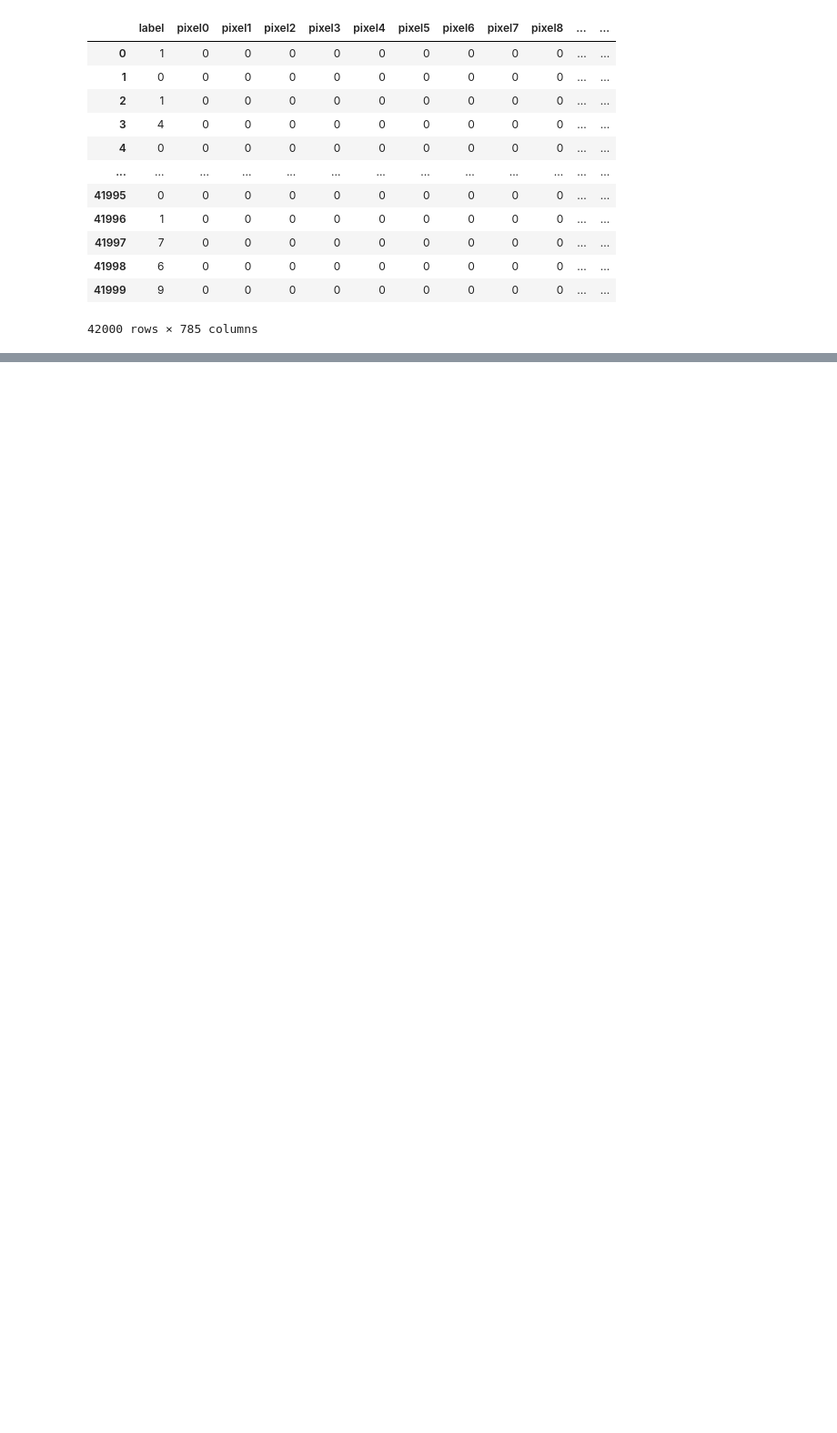
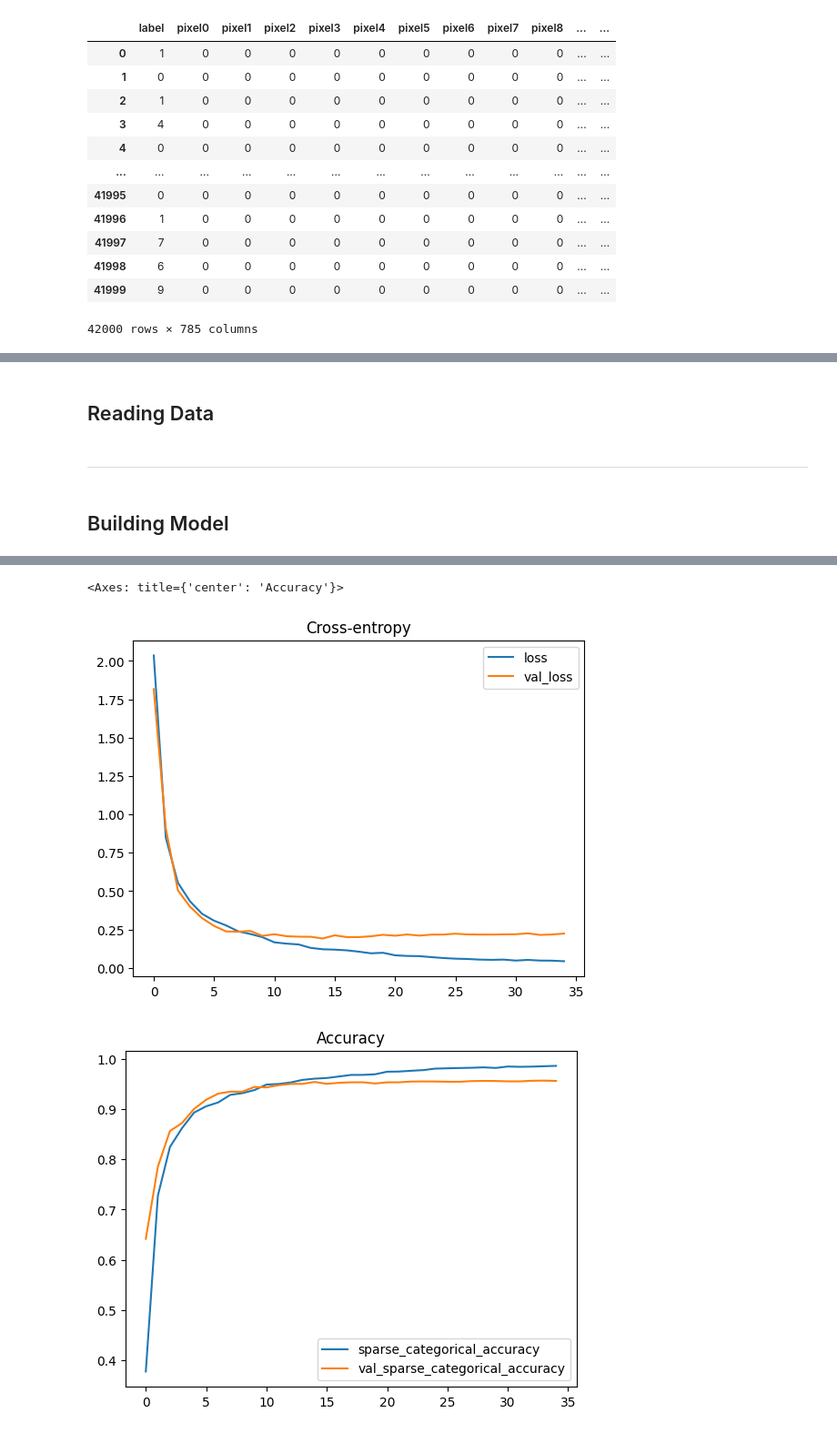
Before and after one commit to trevorZhanTian/digit-recognizer-project-Trevor, a Jupyter notebook: digit-recognizer.ipynb, the cells around one changed output, grey strips where cells are left out. Shown at 91% size. Cells and saved outputs as stored; diff of their text form; code cells hidden in the pictures; blank space fills up the shorter version.

```diff
--- a/digit-recognizer.ipynb
+++ b/digit-recognizer.ipynb
@@ -39,3 +36,5 @@ train
+# %% [markdown]
+## Reading Data
 # %%
 X = train.copy()
 y = X.pop('label')
@@ -45,13 +47,61 @@ X_train, X_valid, y_train, y_valid = \
+# %% [markdown]
+---
+# %% [markdown]
+## Building Model
 # %%
 input_shape = [X_train.shape[1]]
 
 model = keras.Sequential([
     layers.BatchNormalization(input_shape=input_shape),
+
+    # build six hidden layer
     layers.Dense(256, activation='relu'),
     layers.BatchNormalization(),
     layers.Dropout(0.3),
     layers.Dense(256, activation='relu'),
     layers.BatchNormalization(),
     layers.Dropout(0.3),
+     layers.Dense(256, activation='relu'),
+    layers.BatchNormalization(),
+    layers.Dropout(0.3),
+     layers.Dense(256, activation='relu'),
+    layers.BatchNormalization(),
+    layers.Dropout(0.3),
+     layers.Dense(256, activation='relu'),
+    layers.BatchNormalization(),
+    layers.Dropout(0.3),
+    layers.Dense(256, activation='relu'),
+    layers.BatchNormalization(),
+    layers.Dropout(0.3),
+
+    # 10 neurons for 10 digit to classify
     layers.Dense(10, activation='softmax'),
 ])
+
+# Compile the model
+model.compile(
+    optimizer='adam',
+    loss='sparse_categorical_crossentropy',
+    metrics=['sparse_categorical_accuracy'],
+)
+
+# Define early stopping
+early_stopping = keras.callbacks.EarlyStopping(
+    patience=20,
+    min_delta=0.001,
+    restore_best_weights=True,
+)
+
+# Train the model
+history = model.fit(
+    X_train, y_train,
+    validation_data=(X_valid, y_valid),
+    batch_size=256,
+    epochs=500,
+    callbacks=[early_stopping],
+)
+
+history_df = pd.DataFrame(history.history)
+history_df.loc[:, ['loss', 'val_loss']].plot(title="Cross-entropy")
+history_df.loc[:, ['sparse_categorical_accuracy', 'val_sparse_categorical_accuracy']].plot(title="Accuracy")
+# %% [output]
@@ -57,0 +125,3 @@ model = keras.Sequential([
+<Axes: title={'center': 'Accuracy'}>
+[figure, added]
+[figure, added]
```
Also changed, not shown: parts of 29 cells of this notebook, 7 other files.
